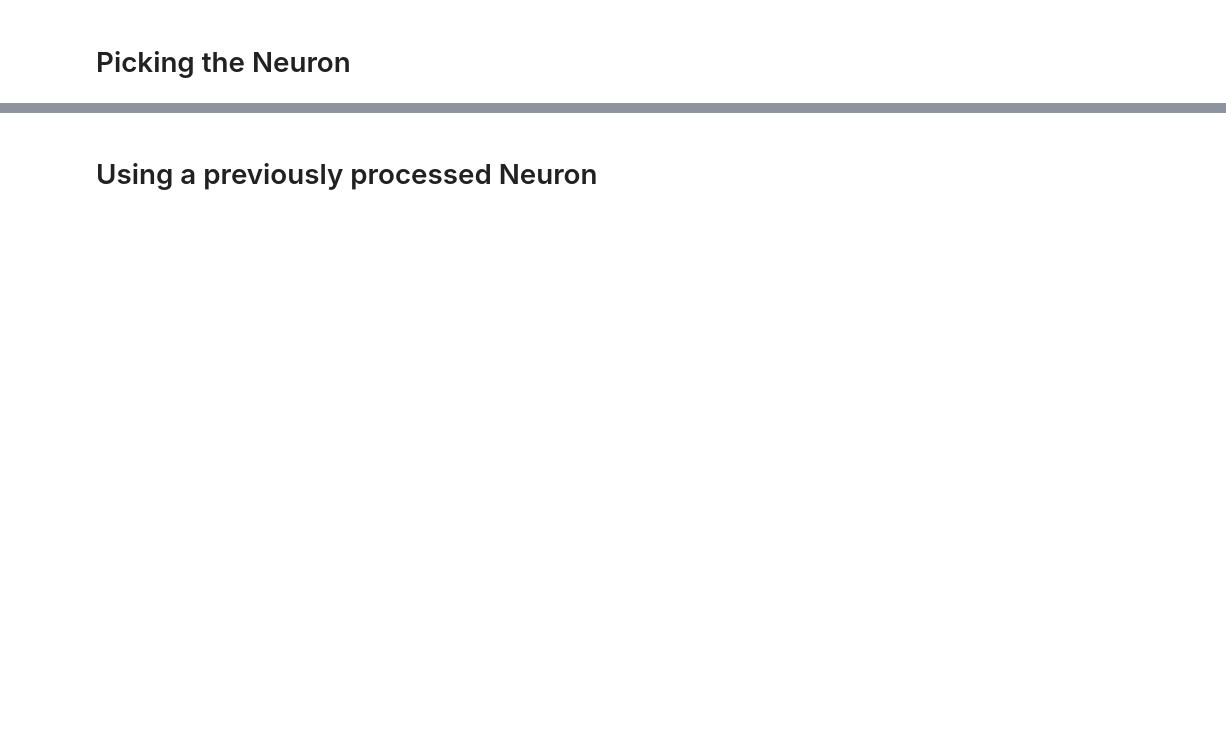
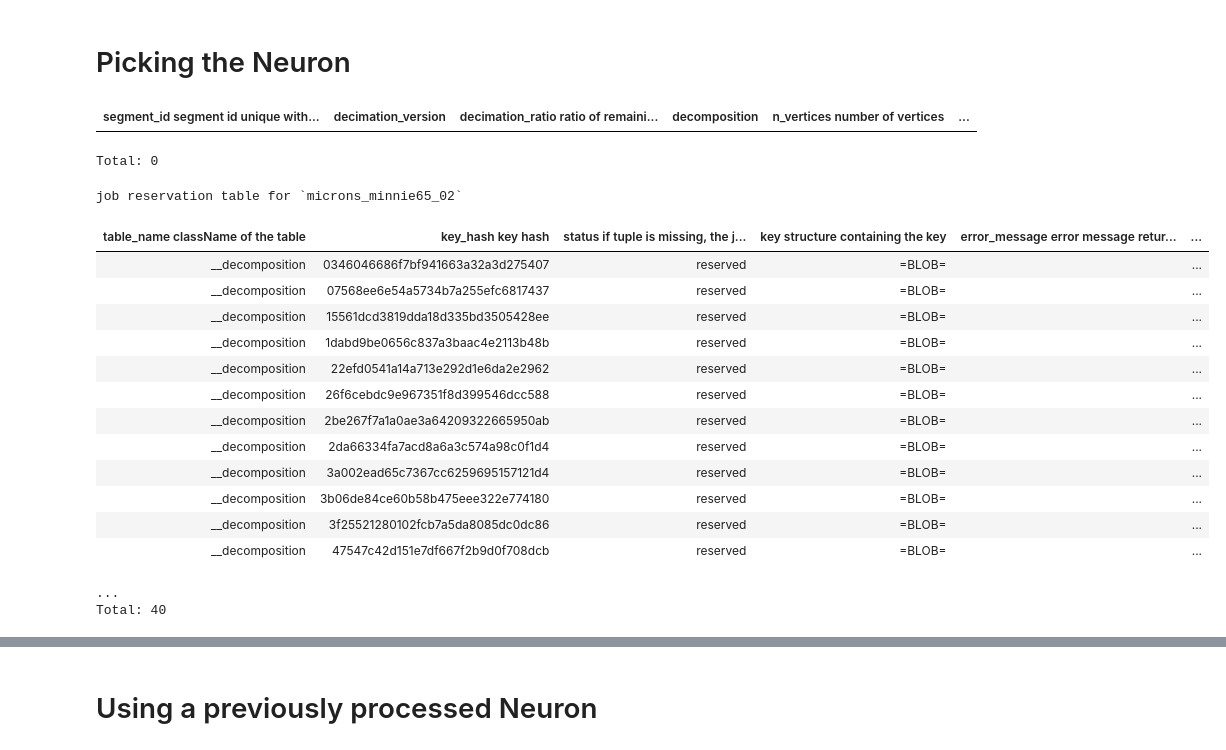
Before and after one commit to celiibrendan/neuron_mesh_tools, a Jupyter notebook: Auto_Proofreading/Limb_Neuron_Splitting/Neuron_Splitting_vp3_Other_Neuron_Testing.ipynb, the cells around one changed output, grey strips where cells are left out. Saved outputs shown, nothing was run; the diff lists cells and outputs as text; code cells hidden in the pictures; blank space fills up the shorter version.

```diff
--- a/Auto_Proofreading/Limb_Neuron_Splitting/Neuron_Splitting_vp3_Other_Neuron_Testing.ipynb
+++ b/Auto_Proofreading/Limb_Neuron_Splitting/Neuron_Splitting_vp3_Other_Neuron_Testing.ipynb
@@ -33,5 +47,30 @@ import numpy as np
 # %% [markdown]
 # Picking the Neuron
+# %%
+minnie.Decomposition()
+# %% [output]
+| segment_id segment id unique with... | decimation_version | decimation_ratio ratio of remaini... | decomposition | n_vertices number of vertices | ... |
+Total: 0
+# %%
+curr_table = (minnie.schema.jobs & "table_name='__decomposition'")
+curr_table#.delete()
+# %% [output]
+job reservation table for `microns_minnie65_02`
+| table_name className of the table | key_hash key hash | status if tuple is missing, the j... | key structure containing the key | error_message error message retur... | ... |
+| __decomposition | 0346046686f7bf941663a32a3d275407 | reserved | =BLOB= |  | ... |
+| __decomposition | 07568ee6e54a5734b7a255efc6817437 | reserved | =BLOB= |  | ... |
+| __decomposition | 15561dcd3819dda18d335bd3505428ee | reserved | =BLOB= |  | ... |
+| __decomposition | 1dabd9be0656c837a3baac4e2113b48b | reserved | =BLOB= |  | ... |
+| __decomposition | 22efd0541a14a713e292d1e6da2e2962 | reserved | =BLOB= |  | ... |
+| __decomposition | 26f6cebdc9e967351f8d399546dcc588 | reserved | =BLOB= |  | ... |
+| __decomposition | 2be267f7a1a0ae3a64209322665950ab | reserved | =BLOB= |  | ... |
+| __decomposition | 2da66334fa7acd8a6a3c574a98c0f1d4 | reserved | =BLOB= |  | ... |
+| __decomposition | 3a002ead65c7367cc6259695157121d4 | reserved | =BLOB= |  | ... |
+| __decomposition | 3b06de84ce60b58b475eee322e774180 | reserved | =BLOB= |  | ... |
+| __decomposition | 3f25521280102fcb7a5da8085dc0dc86 | reserved | =BLOB= |  | ... |
+| __decomposition | 47547c42d151e7df667f2b9d0f708dcb | reserved | =BLOB= |  | ... |
+...
+Total: 40
 # %%
 curr_table = (minnie.schema.jobs & "table_name='__decomposition'")
 error_message = (curr_table & "status='error'").fetch("error_message")
```
Also changed, not shown: parts of 40 cells of this notebook, 3 other files.
